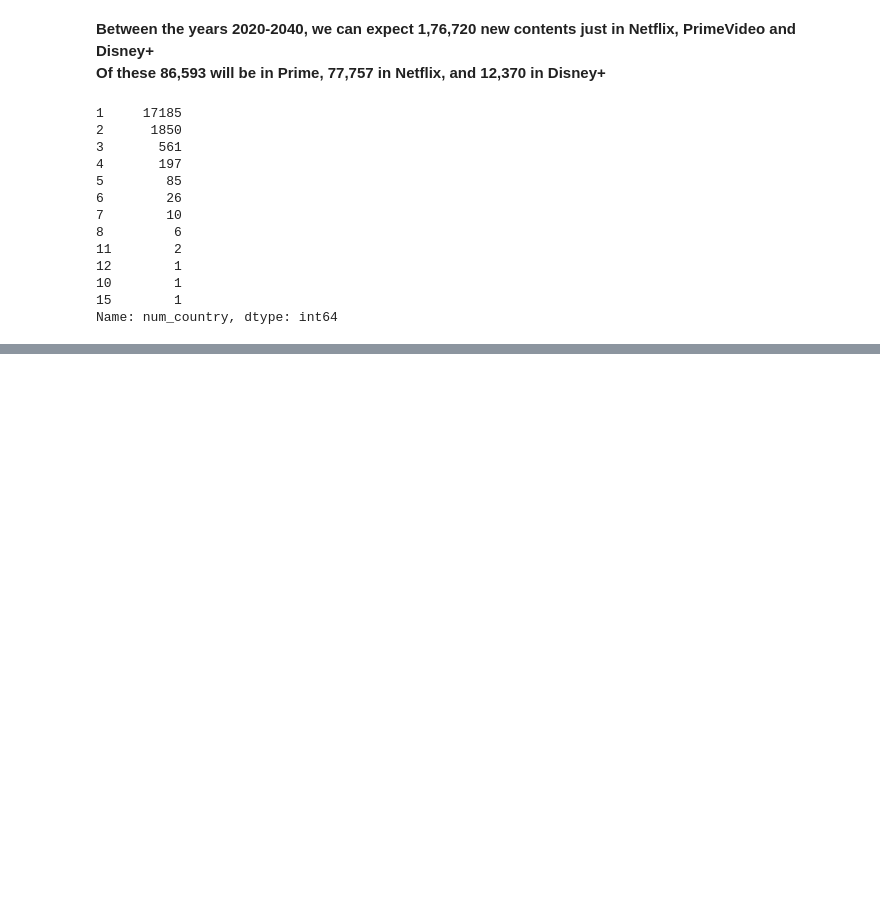
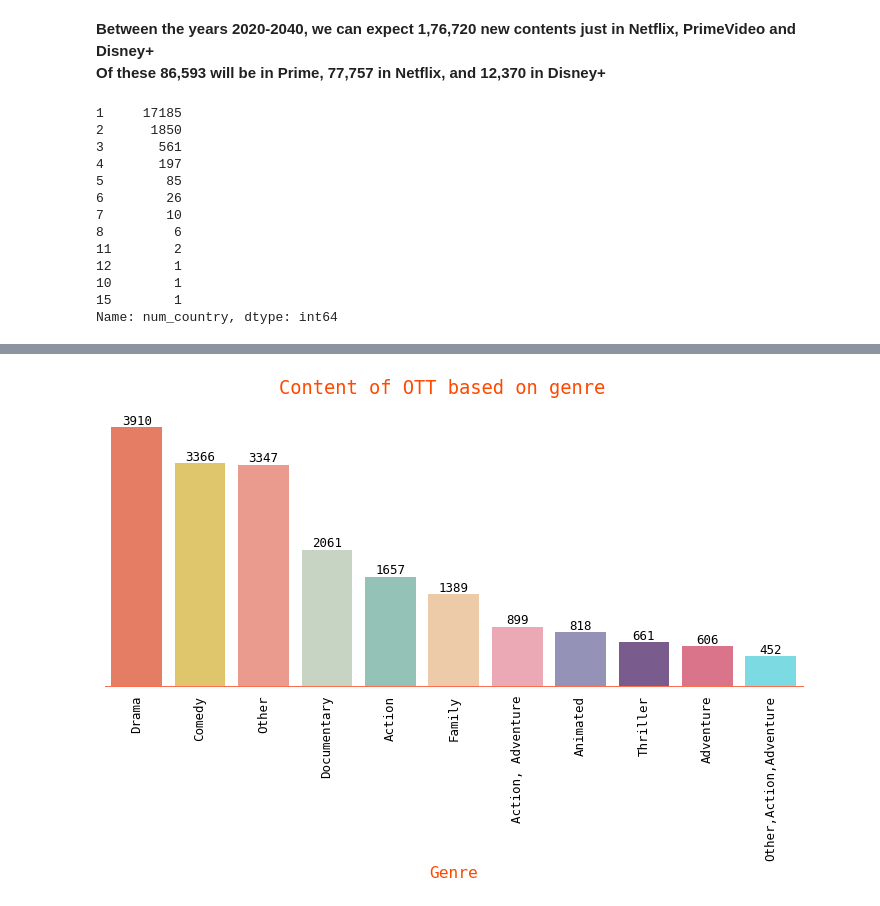
Before and after one commit to sangeethankumar/OTT-Content-Analysis, a Jupyter notebook: OTT Exploratory Data Analysis.ipynb, the cells around one changed output, grey strips where cells are left out. Cells and saved outputs as stored; diff of their text form; code cells hidden in the pictures; blank space fills up the shorter version.

```diff
--- a/OTT Exploratory Data Analysis.ipynb
+++ b/OTT Exploratory Data Analysis.ipynb
@@ -258,0 +389,32 @@ Name: num_country, dtype: int64
+# %%
+g2replacewith = genre2convert.New.to_list()
+# %%
+def convert_genre(gs,g2replace=g2replace,g2replacewith=g2replacewith):
+    for g in gs:
+        if g in g2replace:
+            gind = g2replace.index(g)
+            return [g2replacewith[gind].strip(' ')]
+# %%
+ott['genre'] = ott['genres_list'].apply(convert_genre)
+# %%
+ott_genre_explode = ott.explode('genre',ignore_index=True)
+genre_valcount = pd.DataFrame(ott_genre_explode['genre'].value_counts().sort_values(ascending=False))
+genre_valcount = genre_valcount[:11]
+# %%
+fig, ax = plt.subplots(figsize=(10,4), dpi=90)
+ax.spines['top'].set_visible(False)
+ax.spines['right'].set_visible(False)
+ax.spines['left'].set_visible(False)
+ax.tick_params(bottom=False)
+ax.get_yaxis().set_visible(False)
+
+sns.barplot(data=genre_valcount, x=genre_valcount.index,y='genre', palette=custom_palette1);
+plt.xticks(rotation=90)
+
+# add values on top of each bar
+ax.bar_label(ax.containers[0])
+
+ax.set_xlabel('Genre', fontsize=13, color = '#ff4800');
+fig.suptitle('Content of OTT based on genre', fontsize=15, color = '#ff4800');
+# %% [output]
+[figure, added]
```
Also changed, not shown: parts of 20 cells of this notebook, 3 other files.
